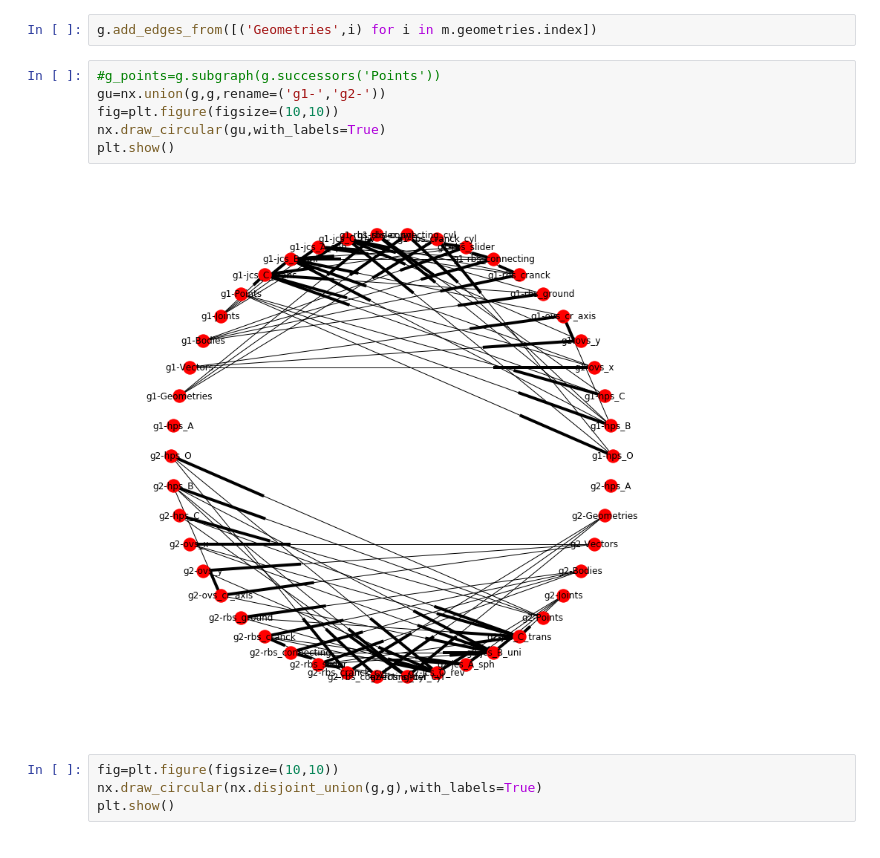
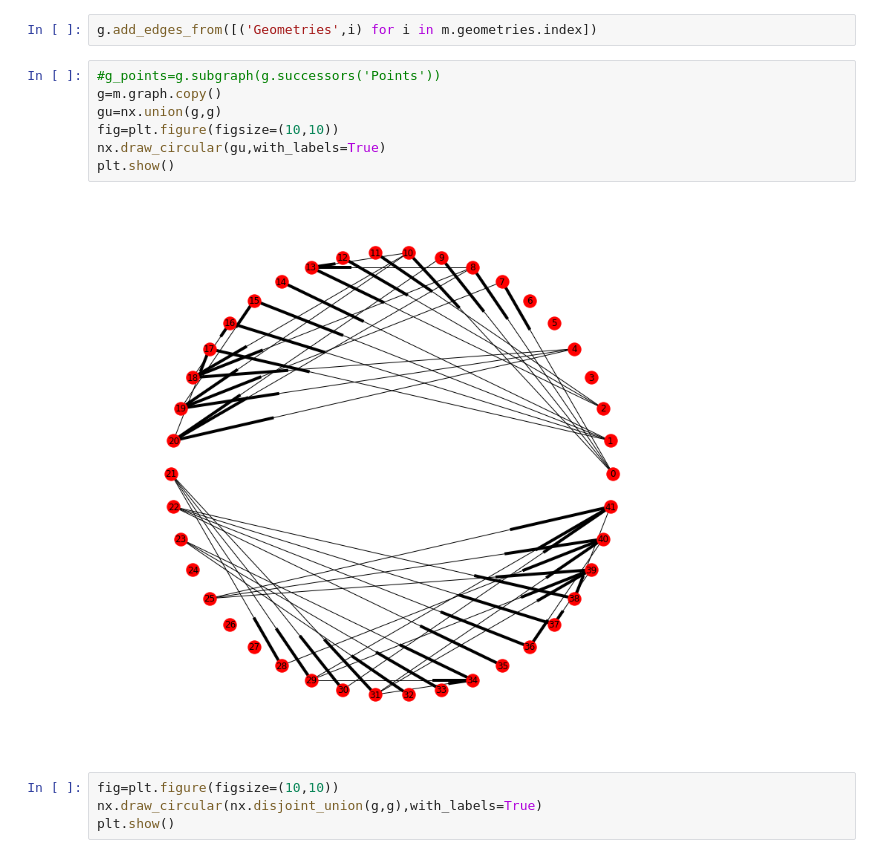
Before and after one commit to khaledghobashy/asurt_cdt, a Jupyter notebook: models/slider_cranck/slider_cranck.ipynb, the cells around one changed output. Saved outputs shown, nothing was run; the diff lists cells and outputs as text.

```diff
--- a/models/slider_cranck/slider_cranck.ipynb
+++ b/models/slider_cranck/slider_cranck.ipynb
@@ -57,12 +58,13 @@ plt.show()
 g.add_edges_from([('Geometries',i) for i in m.geometries.index])
 # %%
 #g_points=g.subgraph(g.successors('Points'))
-gu=nx.union(g,g,rename=('g1-','g2-'))
+g=m.graph.copy()
+gu=nx.union(g,g)
 fig=plt.figure(figsize=(10,10))
 nx.draw_circular(gu,with_labels=True)
 plt.show()
 # %% [output]
-[figure, old version]
+[figure, new version]
 # %%
 fig=plt.figure(figsize=(10,10))
 nx.draw_circular(nx.disjoint_union(g,g),with_labels=True)
```
Also changed, not shown: parts of 8 cells of this notebook, 11 other files.
